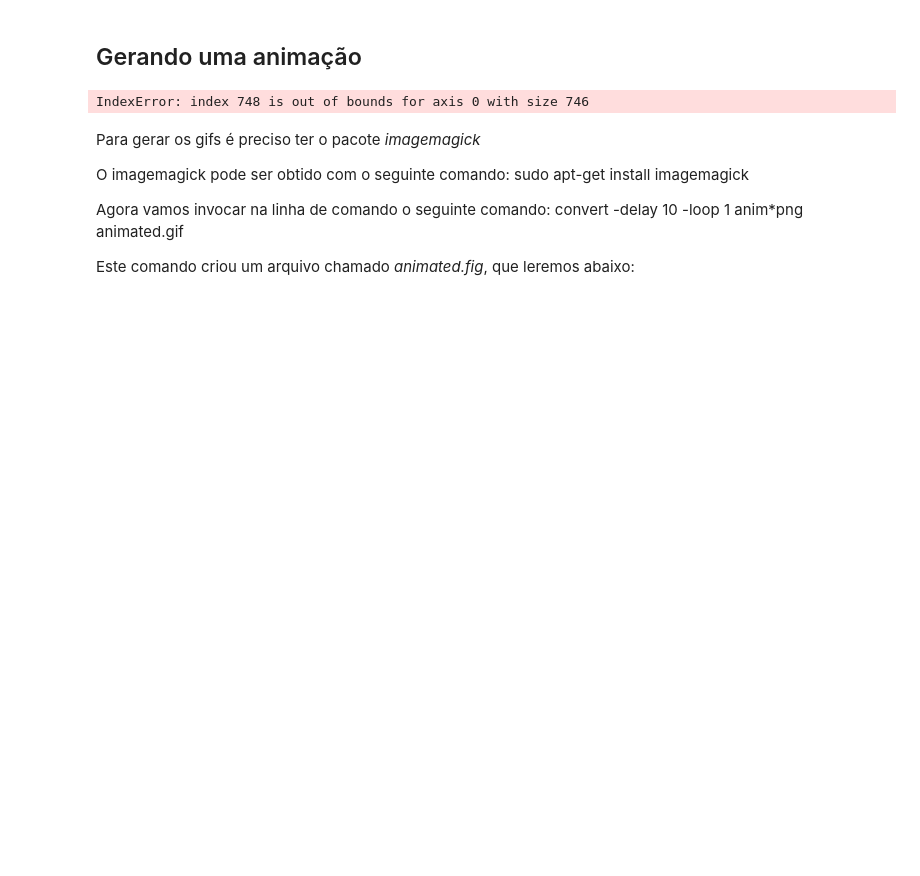
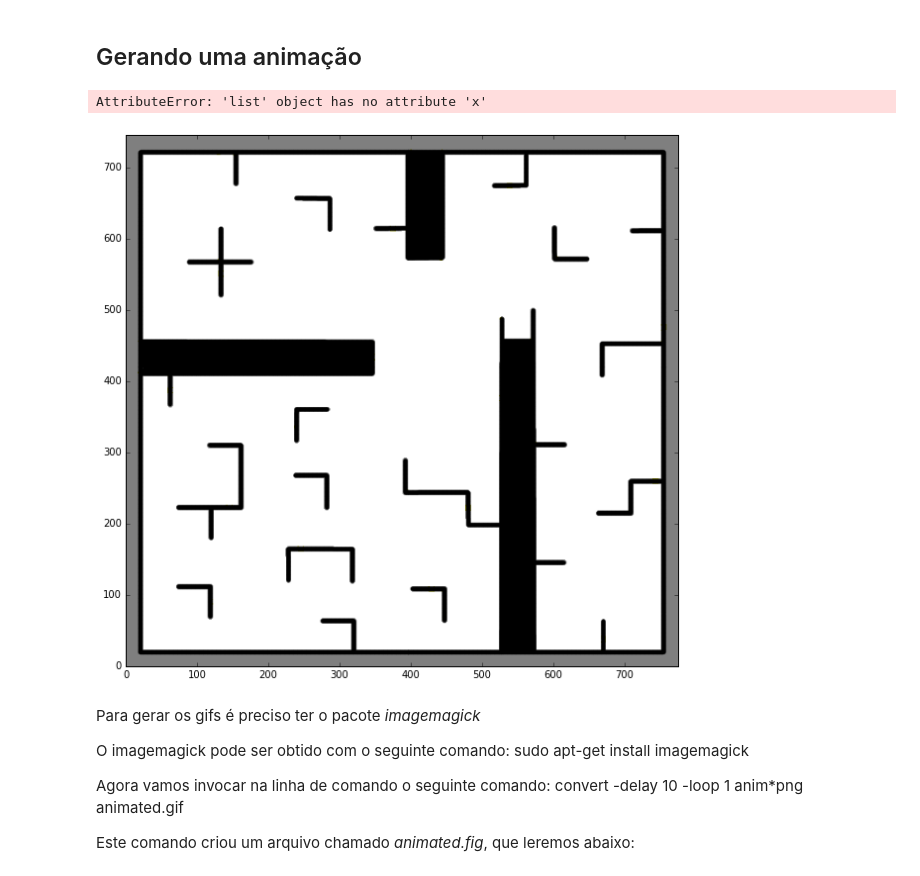
Before and after one commit to BrunaKimura/Robozinho, a Jupyter notebook: ParticleFilter_update.ipynb, the cells around one changed output. Saved outputs shown, nothing was run; the diff lists cells and outputs as text; code cells hidden in the pictures; blank space fills up the shorter version.

```diff
--- a/ParticleFilter_update.ipynb
+++ b/ParticleFilter_update.ipynb
@@ -296,35 +296,46 @@ for delta in movimentos:
             produto = produto * P
 
         lista_produto.append(produto)
 
     soma = sum(lista_produto)
     alpha = 1/soma
 
     lista_final =[]
 
     #lp = np.array(lista_produto)
     #lp = alpha*lp
 
     for e in lista_produto:
         e = e*alpha
         lista_final.append(e)
 
+    novas_particulas = Particle.draw_random_sample(b, lista_final, 500)
+
+    novas_particulas_desv = []
+
+    for part in novas_particulas:
+        x_d = np.random.normal(-1, 1)
+        y_d = np.random.normal(-1,1)
+        theta_d = np.random.normal(-1,1)
+
+        novas_particulas_desv.append([part.x+x_d, part.y+y_d, part.theta+theta_d])
 
     # Desenha as particulas
-    ax = inspercles.nb_draw_map(color_image, pose=pose, robot=True, particles=b)
+    ax = inspercles.nb_draw_map(color_image, pose=pose, robot=True, particles=novas_particulas_desv)
     #ax.imshow(occupancy_image, alph.2)
     # Desenha o mapa do lidar
     ax.imshow(lidar_map, alpha=0.5)
 
     plt.savefig("anim%04d.png"%frames, bounds="tight")
 
     frames+=1
     plt.close('all')
 
 
 plt.ion()
 # %% [output]
-IndexError: index 748 is out of bounds for axis 0 with size 746
+AttributeError: 'list' object has no attribute 'x'
+[figure, added]
 # %% [markdown]
 Para gerar os gifs é preciso ter o pacote *imagemagick*
 
```
Also changed, not shown: parts of 4 cells of this notebook, 6 other files.
